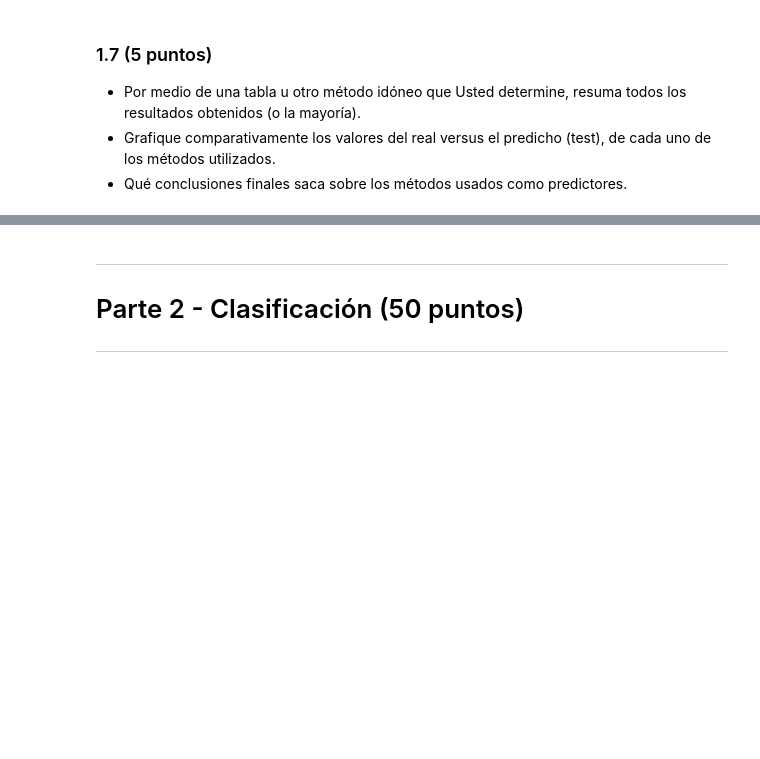
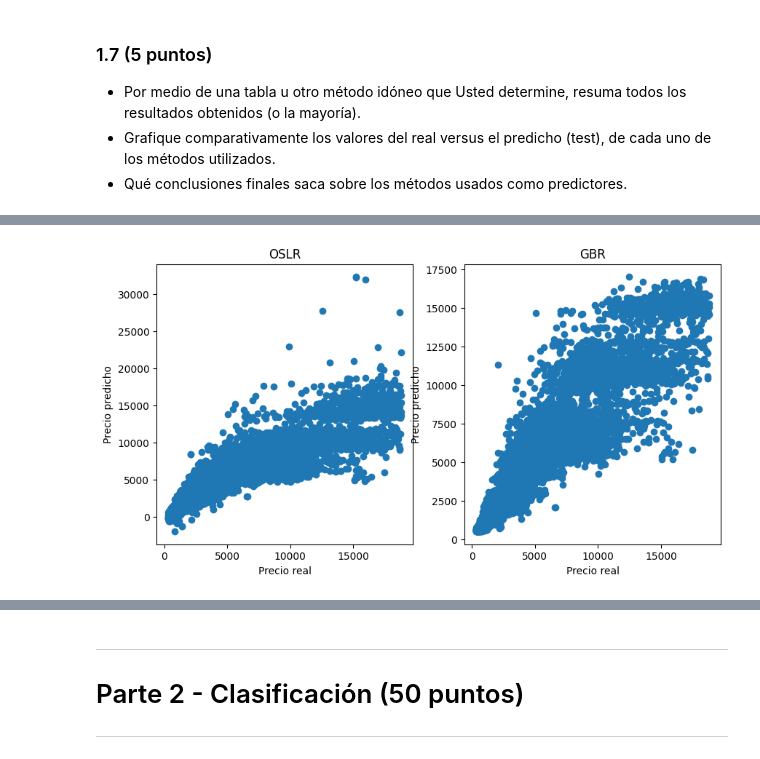
Before and after one commit to Celina1906/TP-2, a Jupyter notebook: 2023-2-Trabajo_Practico_2.ipynb, the cells around one changed output, grey strips where cells are left out. Cells and saved outputs as stored; diff of their text form; code cells hidden in the pictures; blank space fills up the shorter version.

```diff
--- a/2023-2-Trabajo_Practico_2.ipynb
+++ b/2023-2-Trabajo_Practico_2.ipynb
@@ -120,12 +118,9 @@ En general, las estadísticas y los gráficos sugieren que el precio del diamant
 import pandas as pd
 from sklearn.model_selection import train_test_split
 
-#Carga el conjunto de datos
-d = pd.read_csv('diamonds.csv')
-
 #Separa las características y la etiqueta
-X = d.drop('price', axis=1)
-y = d['price']
+X = diamonds.drop('price', axis=1)
+y = diamonds['price']
 
 #Divide el conjunto de datos en entrenamiento y prueba
 X_trainVal, X_test, y_trainVal, y_test = train_test_split(X, y, test_size=0.3, shuffle=True, random_state=42)
@@ -215,12 +210,12 @@ from sklearn.preprocessing import StandardScaler
 
 #Escala los datos
 scaler = StandardScaler()
-X_train_selected = scaler.fit_transform(X_train)
-X_test_selected = scaler.transform(X_test)
+X_train_scaled = scaler.fit_transform(X_train_selected)
+X_test_scaled = scaler.transform(X_test_selected)
 
 #Guarda el archivo
-df_proc = pd.concat([pd.DataFrame(X_train), y_train], axis=1)
-df_proc.to_csv('diamondsPROCESADO.csv', index=False)
+dm_proc = pd.concat([pd.DataFrame(X_train), y_train], axis=1)
+dm_proc.to_csv('diamondsPROCESADO.csv', index=False)
 # %% [markdown]
 La técnica StandardScaler es una técnica de escalado que centra los datos en la media y los escala por la desviación estándar. Esto significa que los datos se transforman de modo que tengan una media de 0 y una desviación estándar de 1.
 
@@ -245,10 +240,10 @@ from sklearn.metrics import mean_squared_error
 
 #Entrena el modelo OSLR
 lr = LinearRegression()
-lr.fit(X_train_selected, y_train)
+lr.fit(X_train_scaled, y_train)
 
 #Predice los valores de prueba
-y_pred_lr = lr.predict(X_test_selected)
+y_pred_lr = lr.predict(X_test_scaled)
 
 #Evalua el modelo OSLR
 rmse_lr = np.sqrt(mean_squared_error(y_test, y_pred_lr))
@@ -256,10 +251,10 @@ r2_lr = r2_score(y_test, y_pred_lr)
 
 #Entrena el modelo GBR
 gb = GradientBoostingRegressor(n_estimators=100)
-gb.fit(X_train, y_train)
+gb.fit(X_train_scaled, y_train)
 
 #Predece los valores de prueba
-y_pred_gb = gb.predict(X_test)
+y_pred_gb = gb.predict(X_test_scaled)
 
 #Evalua el modelo GBR
 rmse_gb = np.sqrt(mean_squared_error(y_test, y_pred_gb))
@@ -323,0 +283,20 @@ ValueError: x and y must have same first dimension, but have shapes (53940,) and
+# %%
+import matplotlib.pyplot as plt
+
+plt.figure(figsize=(10, 5))
+
+plt.subplot(1, 2, 1)
+plt.scatter(y_test, y_pred_lr)
+plt.xlabel('Precio real')
+plt.ylabel('Precio predicho')
+plt.title('OSLR')
+
+plt.subplot(1, 2, 2)
+plt.scatter(y_test, y_pred_gb)
+plt.xlabel('Precio real')
+plt.ylabel('Precio predicho')
+plt.title('GBR')
+
+plt.show()
+# %% [output]
+[figure, added]
```
Also changed, not shown: parts of 9 cells of this notebook.
